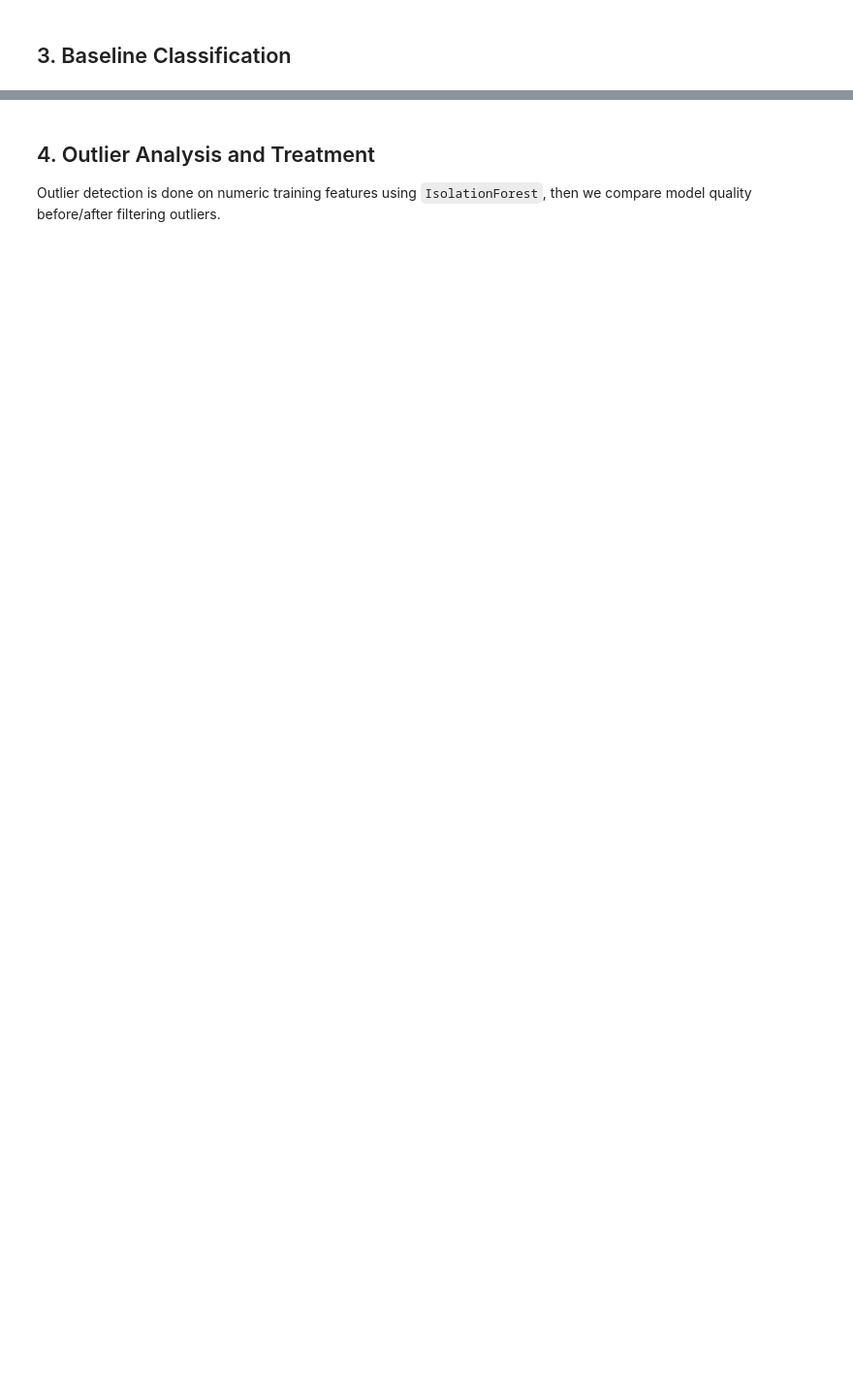
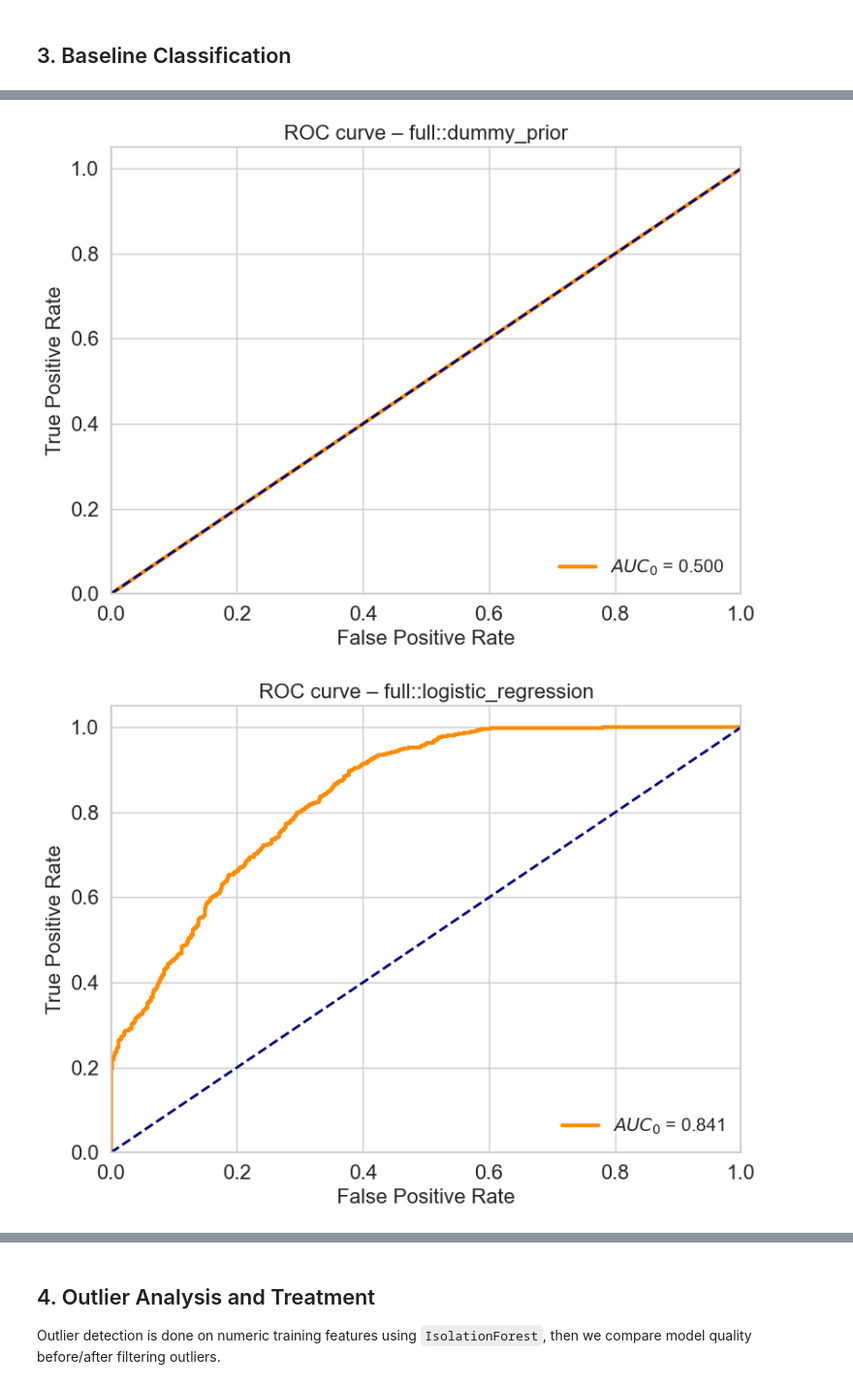
Before and after one commit to kilomo12/Data_Mining_project2, a Jupyter notebook: Data_Mining_project_2_copy.ipynb, the cells around one changed output, grey strips where cells are left out. Shown at 97% size. Cells and saved outputs as stored; diff of their text form; code cells hidden in the pictures; blank space fills up the shorter version.

```diff
--- a/Data_Mining_project_2_copy.ipynb
+++ b/Data_Mining_project_2_copy.ipynb
@@ -829,0 +912,42 @@ display(cv_df)
+# %%
+# Storing class 0 ROC curve for each model for successive comparisons
+roc_data = {}
+
+for model_name, clf in fitted_models.items():
+    # Scegli il feature space corretto in base al prefisso
+    if model_name.startswith('full::'):
+        X_te, y_te = Xf_test, yf_test
+    elif model_name.startswith('noleak::'):
+        X_te, y_te = Xn_test, yn_test
+
+    y_score = clf.predict_proba(X_te)
+    y_binary = (y_te == 0).astype(int)
+    fpr0, tpr0, _ = roc_curve(y_binary, y_score[:, 0])  # class 0
+    roc_auc0 = auc(fpr0, tpr0)
+
+    roc_data[model_name] = {
+        'fpr': fpr0,
+        'tpr': tpr0,
+        'auc': roc_auc0,
+    }
+
+# Esempio di accesso
+# roc_data['full::logistic_regression']['auc']
+# %%
+for model_name, data in roc_data.items():
+    plt.figure(figsize=(8, 6))
+    plt.plot(data['fpr'], data['tpr'], color='darkorange', lw=3,
+             label='$AUC_0$ = %.3f' % data['auc'])
+    plt.plot([0, 1], [0, 1], color='navy', lw=2, linestyle='--')
+    plt.xlim([0.0, 1.0])
+    plt.ylim([0.0, 1.05])
+    plt.xlabel('False Positive Rate', fontsize=16)
+    plt.ylabel('True Positive Rate', fontsize=16)
+    plt.title(f'ROC curve – {model_name}', fontsize=16)
+    plt.legend(loc="lower right", fontsize=14, frameon=False)
+    plt.tick_params(axis='both', which='major', labelsize=16)
+    plt.tight_layout()
+    plt.show()
+# %% [output]
+[figure, added]
+[figure, added]
```
Also changed, not shown: parts of 26 cells of this notebook.
